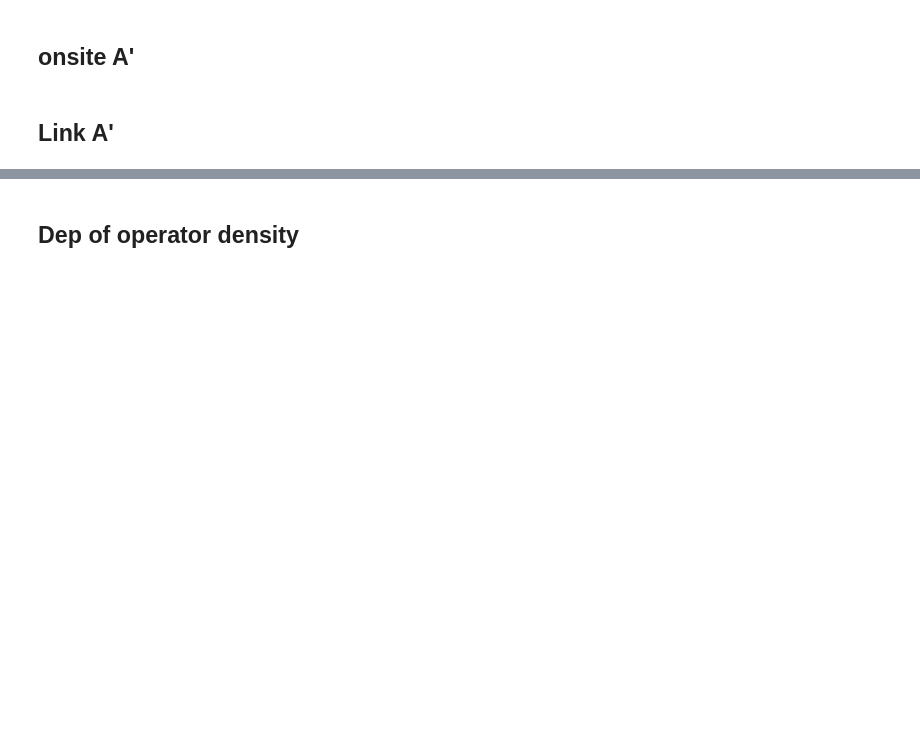
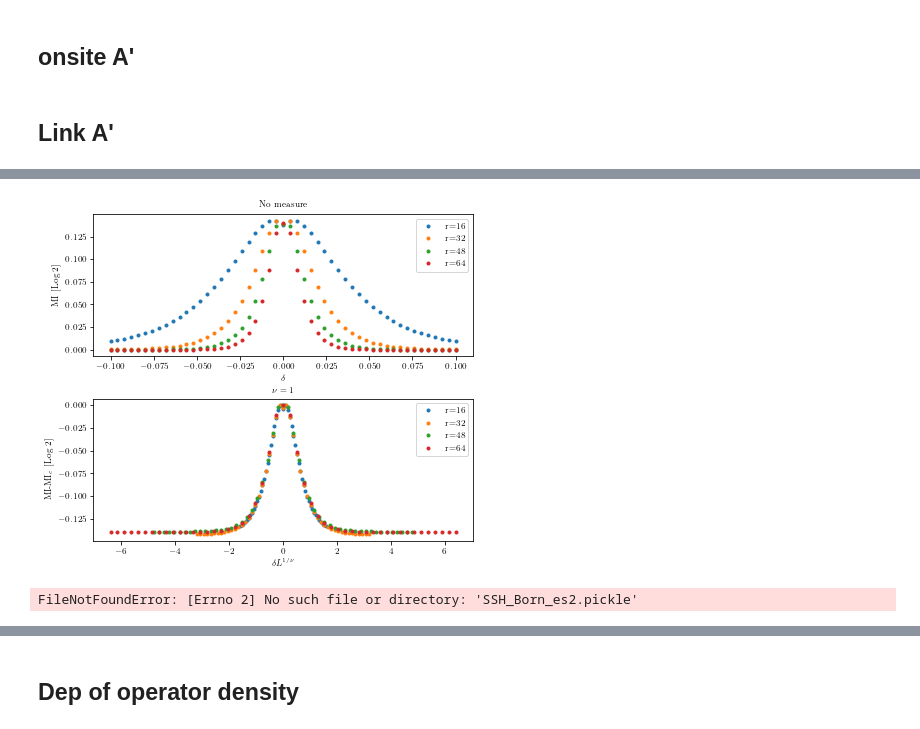
Before and after one commit to hainingpan/SPT, a Jupyter notebook: test_ssh.ipynb, the cells around one changed output, grey strips where cells are left out. Cells and saved outputs as stored; diff of their text form; code cells hidden in the pictures; blank space fills up the shorter version.

```diff
--- a/test_ssh.ipynb
+++ b/test_ssh.ipynb
@@ -2356,0 +2472,51 @@ np.random.rand(10)
+# %%
+delta_list=np.linspace(-.1,.1,51)
+# delta_list=np.array([0])
+L_list=np.arange(16,64+1,16)
+LA_list=[L for L in L_list]
+MI0_list=np.zeros((L_list.shape[0],delta_list.shape[0]))
+MI1_list=np.zeros((L_list.shape[0],delta_list.shape[0]))
+eta_list=np.zeros((L_list.shape[0],delta_list.shape[0]))
+r_list=np.zeros((L_list.shape[0],delta_list.shape[0]))
+delta0_list=np.zeros((L_list.shape[0],delta_list.shape[0]))
+
+inputs=[(delta,L,LA,delta_i,L_i) for delta_i,delta in enumerate(delta_list) for (L_i,L),LA in zip(enumerate(L_list),LA_list) ]
+# %%
+results=rc[:].map_sync(run,inputs)
+# %%
+for result in results:
+    eta,r,delta,MI0,MI1,delta_i,L_i=result
+    r_list[L_i,delta_i]=r
+    delta0_list[L_i,delta_i]=delta
+    eta_list[L_i,delta_i]=eta
+    MI0_list[L_i,delta_i]=MI0
+    MI1_list[L_i,delta_i]=MI1
+# %%
+fig,axs=plt.subplots(2,1,figsize=(6.8,6),gridspec_kw=dict(hspace=0.3))
+ax=axs[0]
+for index,r in enumerate(L_list):
+    ax.plot((delta0_list[index]),(MI0_list[index])/np.log(2),'.',label='r={:d}'.format(r))
+ax.set_xlabel('$\delta$')
+ax.set_ylabel('MI [Log 2]')
+ax.legend()
+ax.set_title(r'No measure')
+
+
+ax=axs[1]
+
+for index,r in enumerate(L_list):
+    ax.plot((delta0_list[index])*r**(1.),(MI0_list[index]-np.max(MI0_list[index]))/np.log(2),'.',label='r={:d}'.format(r))
+ax.set_xlabel(r'$\delta L^{1/\nu}$')
+ax.set_ylabel('MI-MI$_c$ [Log 2]')
+ax.set_title(r'$\nu=1$')
+ax.legend()
+fig.savefig('/mnt/d/KITP/Rp_SPT/7/collapse_no.pdf')
+# %% [output]
+[figure, added]
+# %%
+with open('SSH_Born_es2.pickle','rb') as f:
+# with open('/mnt/d/KITP/Rp_SPT/7/SSH_Born_es1000.pickle','rb') as f:
+    [delta_list,L_list,MI_list]=pickle.load(f)
+MI1_list=MI_list.mean(axis=2)
+# %% [output]
+FileNotFoundError: [Errno 2] No such file or directory: 'SSH_Born_es2.pickle'
```
Also changed, not shown: parts of 20 cells of this notebook, 5 other files.
